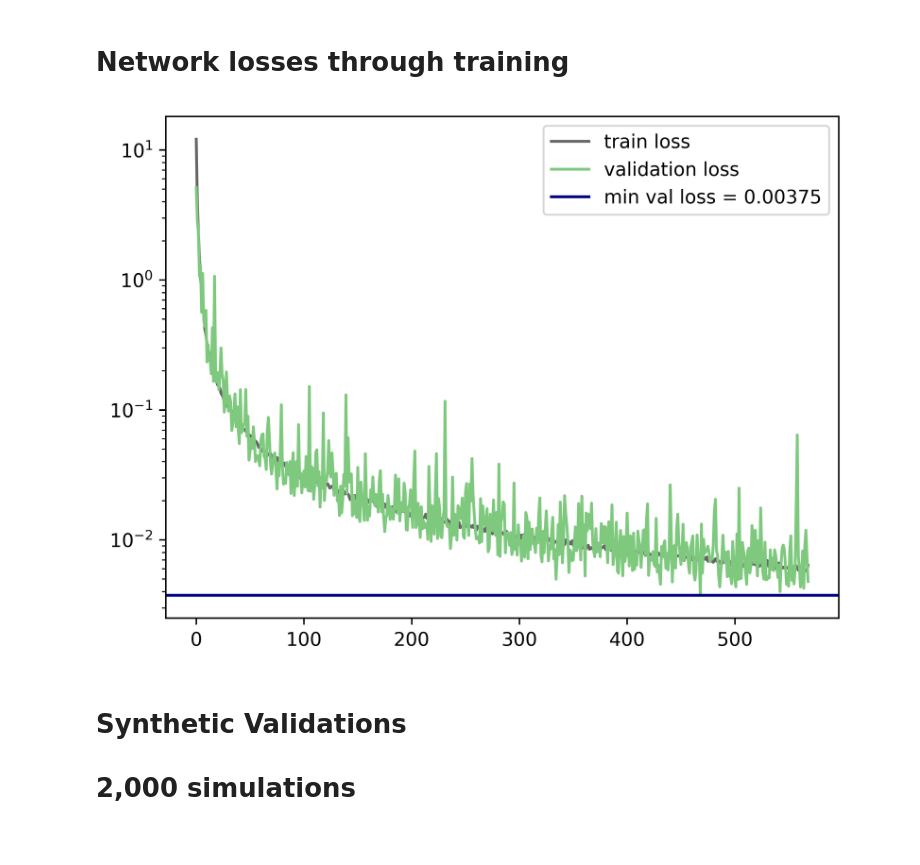
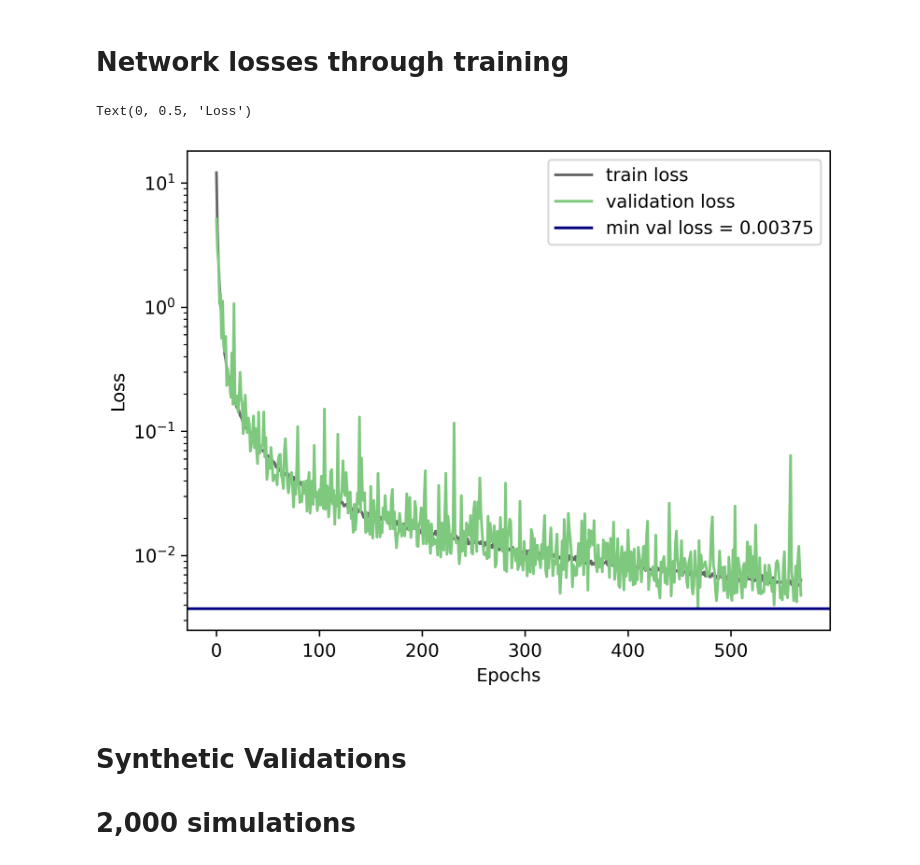
Before and after one commit to yoavram-lab/chuong_et_al, a Jupyter notebook: Simulation Analysis.ipynb, the cells around one changed output. Saved outputs shown, nothing was run; the diff lists cells and outputs as text; code cells hidden in the pictures.

```diff
--- a/Simulation Analysis.ipynb
+++ b/Simulation Analysis.ipynb
@@ -10,13 +12,16 @@ plt.rcParams['figure.dpi'] = 600
 # %%
 losses_100 = pd.read_csv('losses/losses_100_epochs_chuong.csv')
 losses_100 = np.e**(-1*losses_100)
 minloss_100 = losses_100['validation loss'].min()
 losses_100.plot(colormap = 'Accent_r')
 plt.axhline(minloss_100, label = f'min val loss = {round(minloss_100,5)}', color = 'navy')
 plt.legend()
 plt.yscale('log')
+plt.xlabel('Epochs')
+plt.ylabel('Loss')
 # %% [output]
+Text(0, 0.5, 'Loss')
-[figure, old version]
+[figure, new version]
 # %% [markdown]
 # Synthetic Validations
 # 2,000 simulations
```
Also changed, not shown: parts of 17 cells of this notebook.
